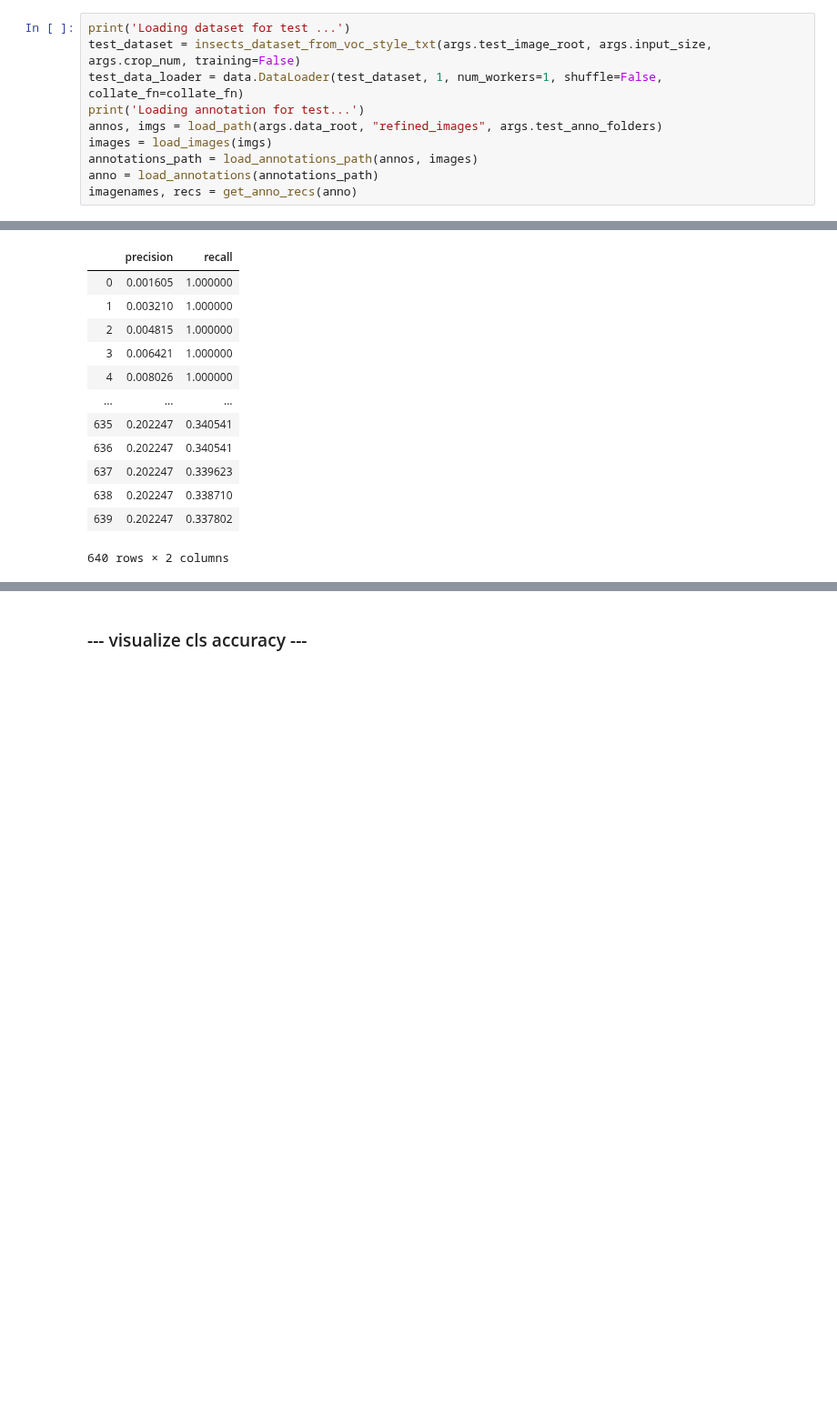
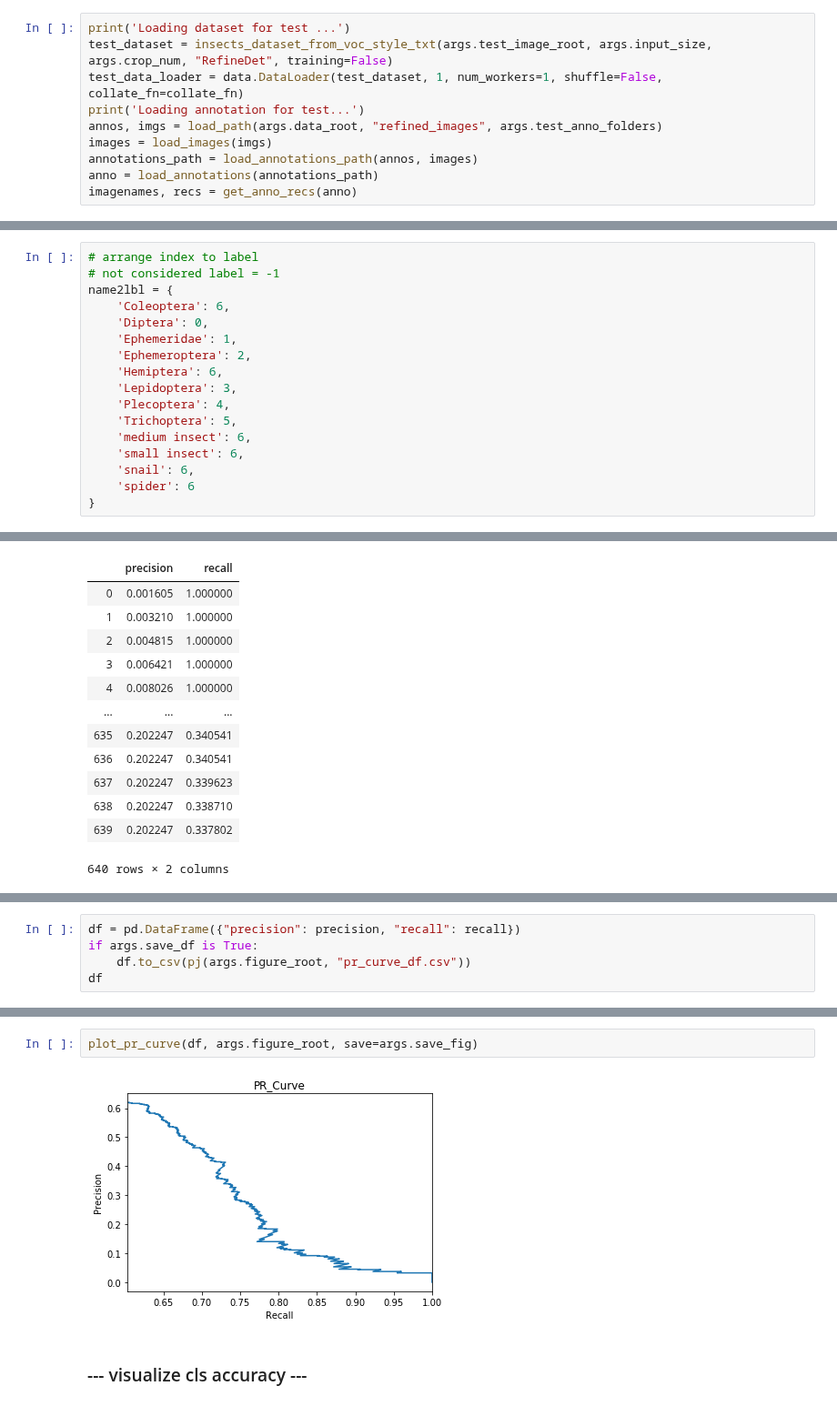
Before and after one commit to keiiti975/Insect_Phenology_Detector, a Jupyter notebook: test_RefineDet_ResNet.ipynb, the cells around one changed output, grey strips where cells are left out. Shown at 91% size. Cells and saved outputs as stored; diff of their text form; blank space fills up the shorter version.

```diff
--- a/test_RefineDet_ResNet.ipynb
+++ b/test_RefineDet_ResNet.ipynb
@@ -130,7 +130,7 @@ cls_model.load_state_dict(torch.load(pj(args.cls_model_root, "final.pth")))
 ### Make data
 # %%
 print('Loading dataset for test ...')
-test_dataset = insects_dataset_from_voc_style_txt(args.test_image_root, args.input_size, args.crop_num, training=False)
+test_dataset = insects_dataset_from_voc_style_txt(args.test_image_root, args.input_size, args.crop_num, "RefineDet", training=False)
 test_data_loader = data.DataLoader(test_dataset, 1, num_workers=1, shuffle=False, collate_fn=collate_fn)
 print('Loading annotation for test...')
 annos, imgs = load_path(args.data_root, "refined_images", args.test_anno_folders)
@@ -180,3 +184,20 @@ name2lbl = {
+# %%
+# arrange index to label
+# not considered label = -1
+name2lbl = {
+    'Coleoptera': 6,
+    'Diptera': 0,
+    'Ephemeridae': 1,
+    'Ephemeroptera': 2,
+    'Hemiptera': 6,
+    'Lepidoptera': 3,
+    'Plecoptera': 4,
+    'Trichoptera': 5,
+    'medium insect': 6,
+    'small insect': 6,
+    'snail': 6,
+    'spider': 6
+}
 # %%
 recall, precision, avg_precision, gt_dict = evaluate(result, recs, name2lbl, 0.3)
 # %% [markdown]
@@ -206,0 +232,5 @@ plot_pr_curve(df, args.figure_root, save=False)
+# %%
+df = pd.DataFrame({"precision": precision, "recall": recall})
+if args.save_df is True:
+    df.to_csv(pj(args.figure_root, "pr_curve_df.csv"))
+df
@@ -207,2 +251,6 @@ plot_pr_curve(df, args.figure_root, save=False)
+# %%
+plot_pr_curve(df, args.figure_root, save=args.save_fig)
+# %% [output]
+[figure, added]
 # %% [markdown]
 ### --- visualize cls accuracy ---
```
Also changed, not shown: parts of 25 cells of this notebook, 14 other files.
